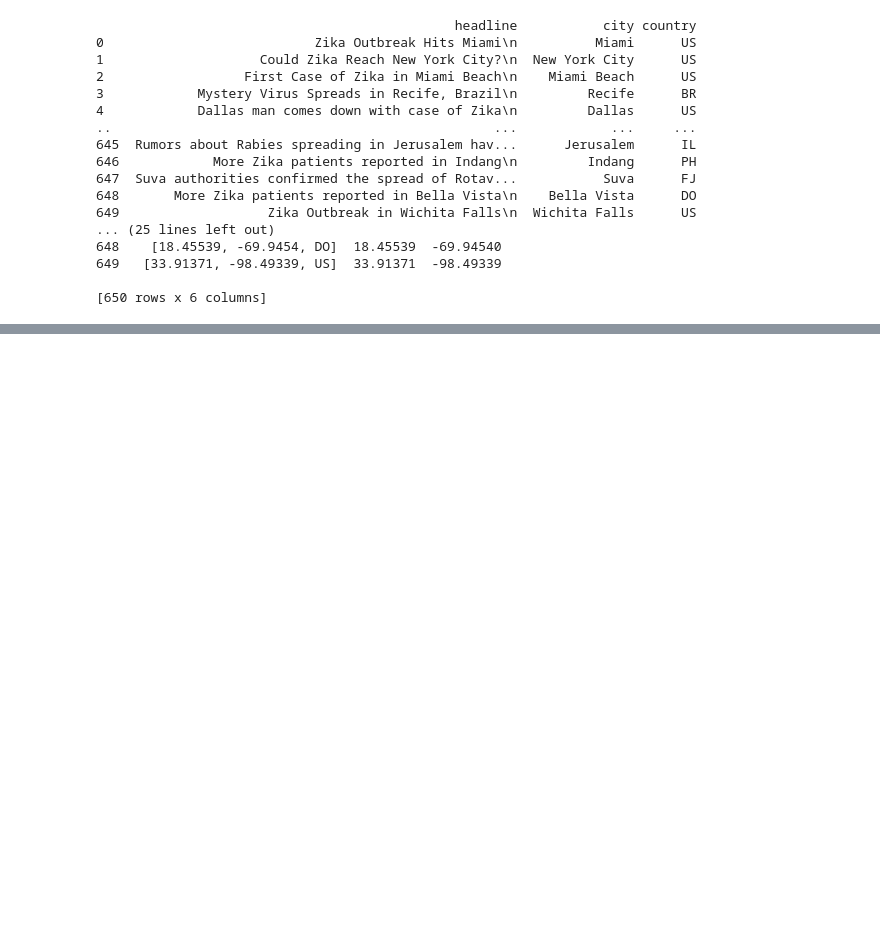
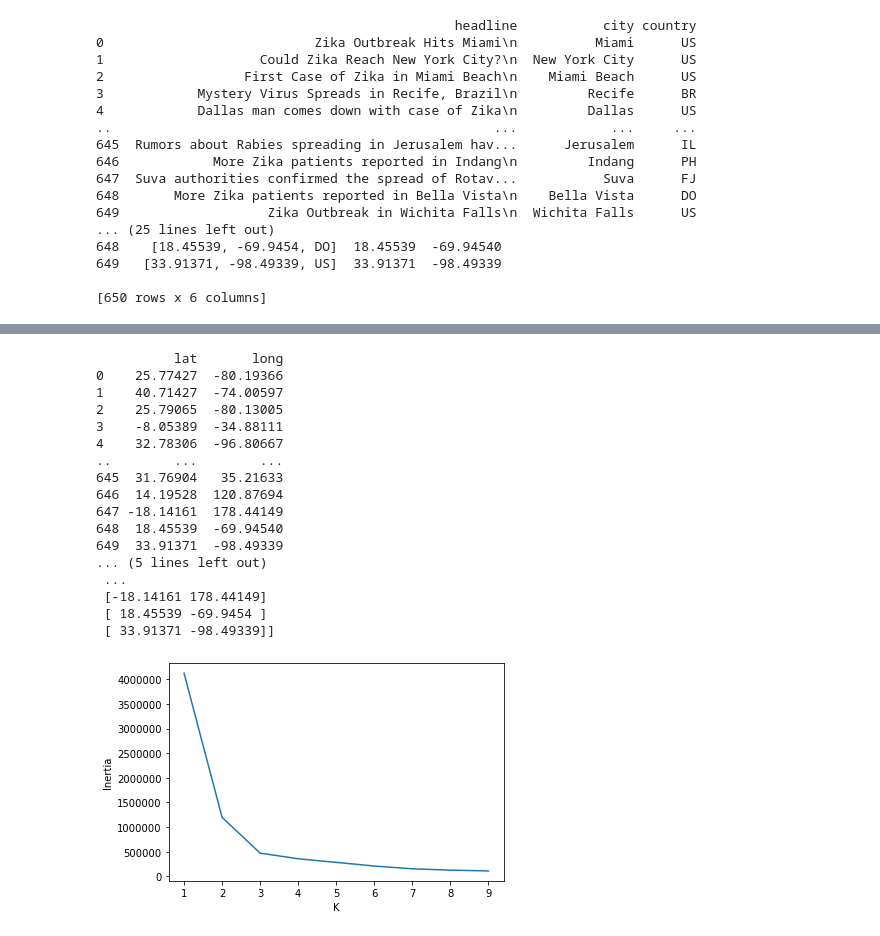
Before and after one commit to davilj/liveProject_disease, a Jupyter notebook: diseaseIdentification.ipynb, the cells around one changed output, grey strips where cells are left out. Drawn from its saved outputs; the diff is of its cells as text; code cells hidden in the pictures; blank space fills up the shorter version.

Commit message:
DBScan, Kmeans

```diff
--- a/diseaseIdentification.ipynb
+++ b/diseaseIdentification.ipynb
@@ -140,0 +151,34 @@ print(df)
+# %%
+from sklearn.cluster import KMeans
+
+coord = df[["lat","long"]].copy()
+print(coord)
+coordA = coord.to_numpy()
+print(coordA)
+k_values = range(1, 10)
+inertia_values = [KMeans(k).fit(coordA).inertia_
+                  for k in k_values]
+
+plt.plot(k_values, inertia_values)
+plt.xlabel('K')
+plt.ylabel('Inertia')
+plt.show()
+# %% [output]
+          lat       long
+0    25.77427  -80.19366
+1    40.71427  -74.00597
+2    25.79065  -80.13005
+3    -8.05389  -34.88111
+4    32.78306  -96.80667
+..        ...        ...
+645  31.76904   35.21633
+646  14.19528  120.87694
+647 -18.14161  178.44149
+648  18.45539  -69.94540
+649  33.91371  -98.49339
+... (5 lines left out)
+ ...
+ [-18.14161 178.44149]
+ [ 18.45539 -69.9454 ]
+ [ 33.91371 -98.49339]]
+[figure, added]
```
Also changed, not shown: parts of 6 cells of this notebook.
